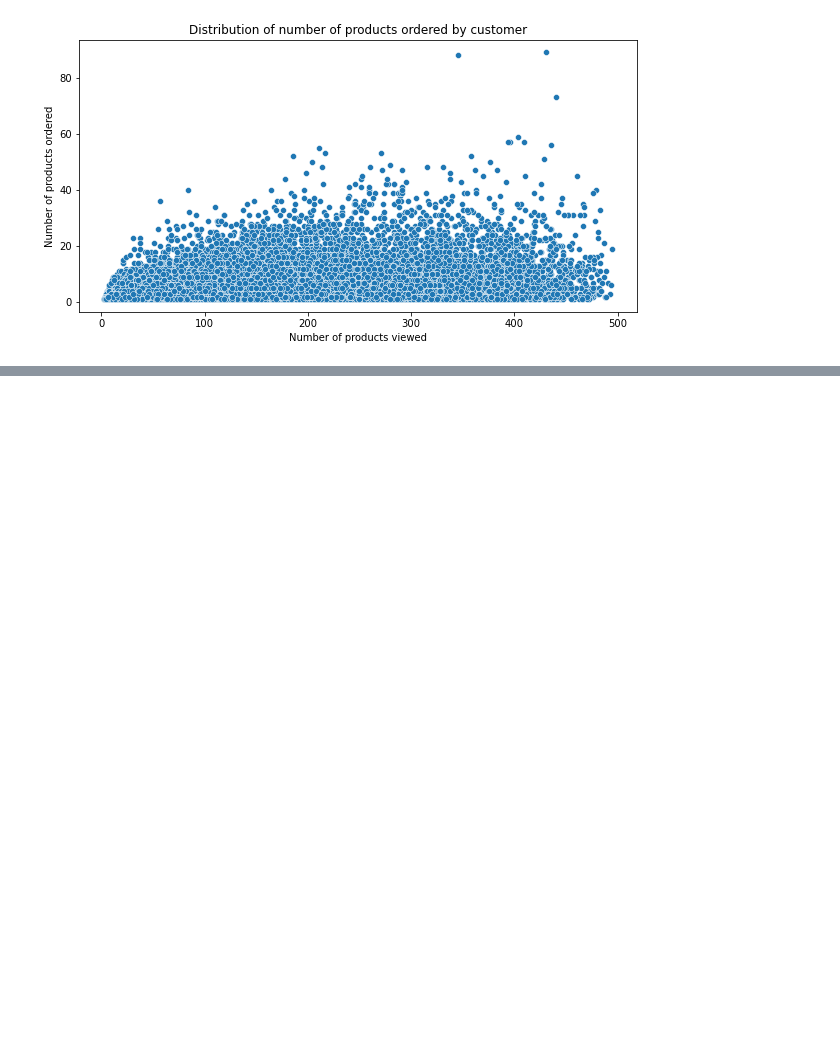
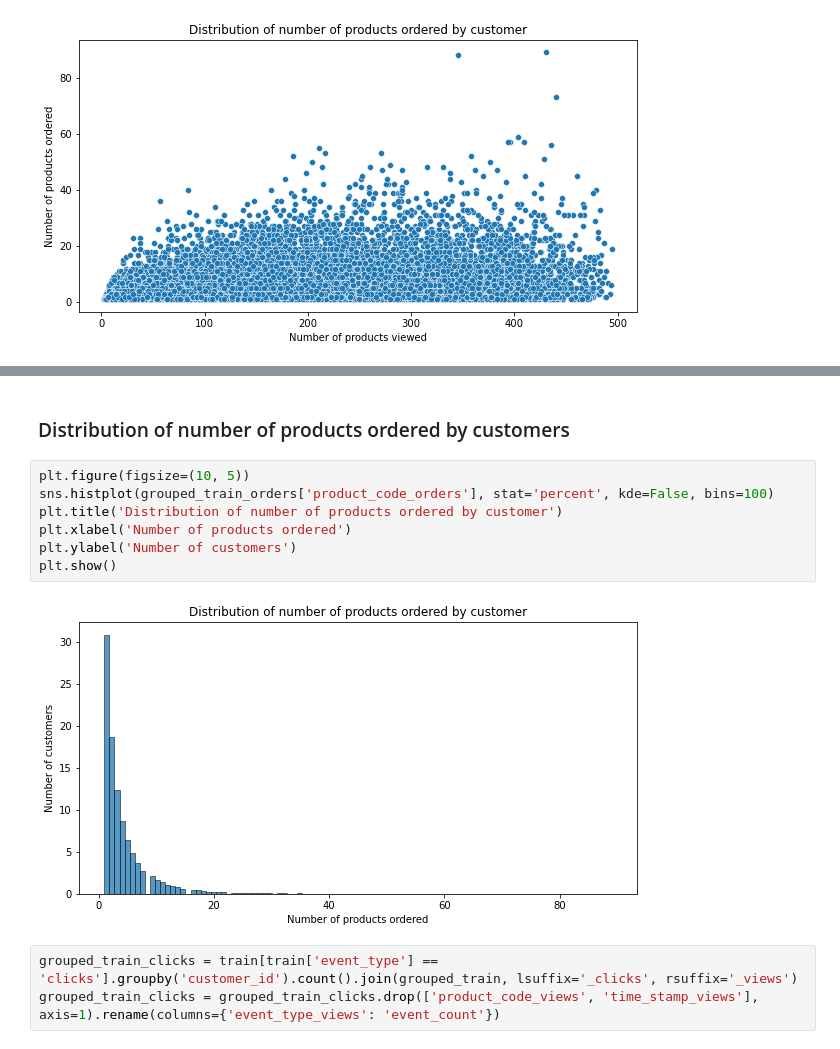
Before and after one commit to parthpankajtiwary/otto-recsys, a Jupyter notebook: notebooks/Otto-Recsys-DataLoading-EDA.ipynb, the cells around one changed output, grey strips where cells are left out. Saved outputs shown, nothing was run; the diff lists cells and outputs as text; blank space fills up the shorter version.

Commit message:
add distribution and barplot analysis on event types

```diff
--- a/notebooks/Otto-Recsys-DataLoading-EDA.ipynb
+++ b/notebooks/Otto-Recsys-DataLoading-EDA.ipynb
@@ -165,0 +183,14 @@ plt.show()
+# %% [markdown]
+### Distribution of number of products ordered by customers
+# %%
+plt.figure(figsize=(10, 5))
+sns.histplot(grouped_train_orders['product_code_orders'], stat='percent', kde=False, bins=100)
+plt.title('Distribution of number of products ordered by customer')
+plt.xlabel('Number of products ordered')
+plt.ylabel('Number of customers')
+plt.show()
+# %% [output]
+[figure, added]
+# %%
+grouped_train_clicks = train[train['event_type'] == 'clicks'].groupby('customer_id').count().join(grouped_train, lsuffix='_clicks', rsuffix='_views')
+grouped_train_clicks = grouped_train_clicks.drop(['product_code_views', 'time_stamp_views'], axis=1).rename(columns={'event_type_views': 'event_count'})
```
Also changed, not shown: parts of 13 cells of this notebook.
